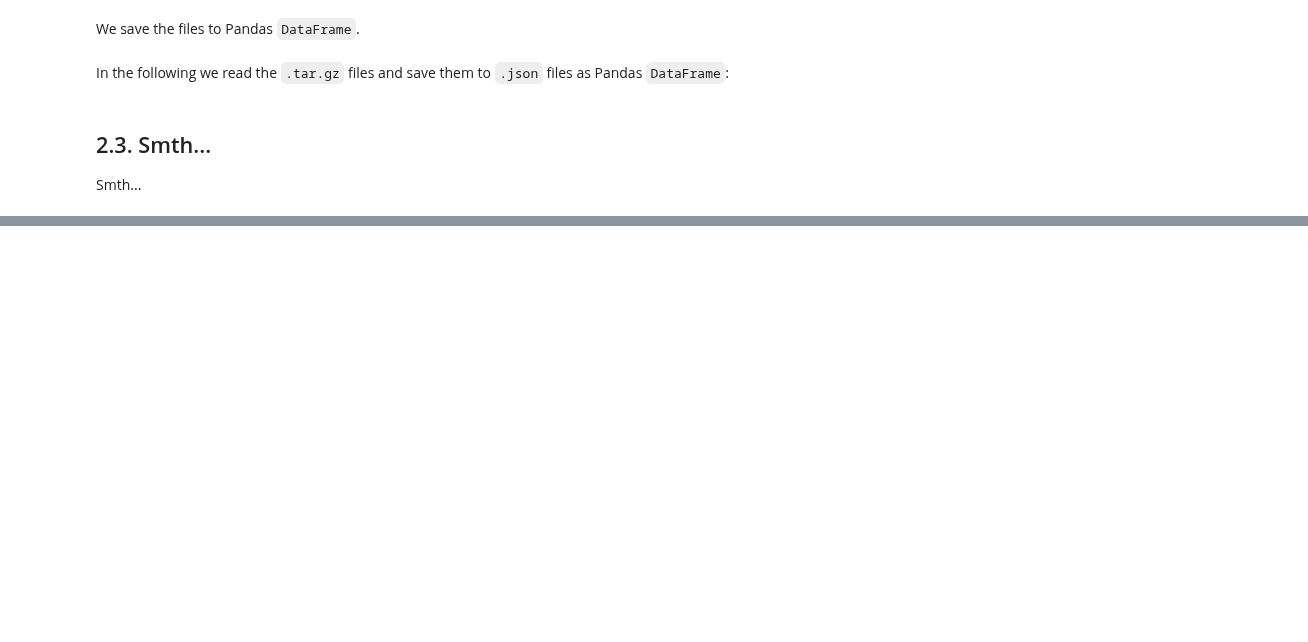
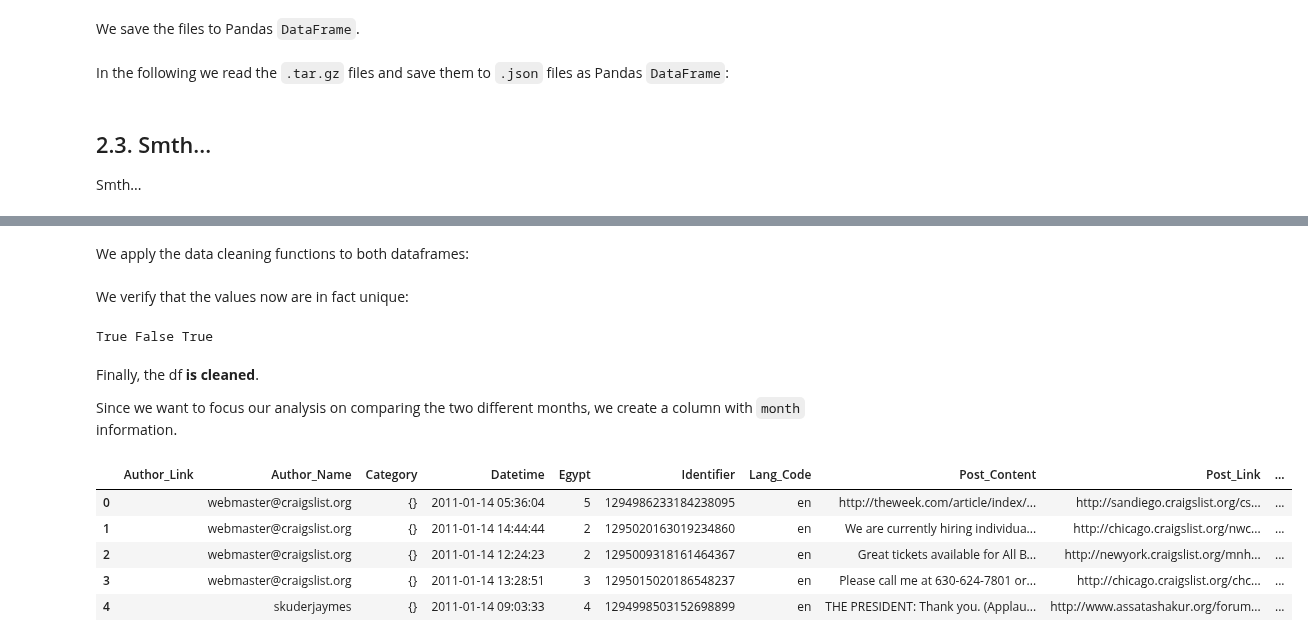
Before and after one commit to KhalilMrini/Revisiting-Arab-Spring, a Jupyter notebook: Project/Project.ipynb, the cells around one changed output, grey strips where cells are left out. Drawn from its saved outputs; the diff is of its cells as text; code cells hidden in the pictures; blank space fills up the shorter version.

```diff
--- a/Project/Project.ipynb
+++ b/Project/Project.ipynb
@@ -531,0 +593,2 @@ df.sort_values([EG, TN], ascending=False)
+# %% [markdown]
+We apply the data cleaning functions to both dataframes:
@@ -531,0 +601,22 @@ df.sort_values([EG, TN], ascending=False)
+# %% [markdown]
+We verify that the values now are in fact unique:
+# %%
+print(len(df.Identifier.unique()) == len(df),
+      len(df.Post_Title.unique()) == len(df),
+      len(df.Post_Content.unique()) == len(df))
+# %% [output]
+True False True
+# %% [markdown]
+Finally, the df **is cleaned**.
+
+Since we want to focus our analysis on comparing the two different months, we create a column with `month` information.
+# %%
+df['Month'] = df.Datetime.apply(lambda row: row.month)
+df.head()
+# %% [output]
+|  | Author_Link | Author_Name | Category | Datetime | Egypt | Identifier | Lang_Code | Post_Content | Post_Link | ... |
+| 0 |  | webmaster@craigslist.org | {} | 2011-01-14 05:36:04 | 5 | 1294986233184238095 | en | http://theweek.com/article/index/... | http://sandiego.craigslist.org/cs... | ... |
+| 1 |  | webmaster@craigslist.org | {} | 2011-01-14 14:44:44 | 2 | 1295020163019234860 | en | We are currently hiring individua... | http://chicago.craigslist.org/nwc... | ... |
+| 2 |  | webmaster@craigslist.org | {} | 2011-01-14 12:24:23 | 2 | 1295009318161464367 | en | Great tickets available for All B... | http://newyork.craigslist.org/mnh... | ... |
+| 3 |  | webmaster@craigslist.org | {} | 2011-01-14 13:28:51 | 3 | 1295015020186548237 | en | Please call me at 630-624-7801 or... | http://chicago.craigslist.org/chc... | ... |
+| 4 |  | skuderjaymes | {} | 2011-01-14 09:03:33 | 4 | 1294998503152698899 | en | THE PRESIDENT: Thank you. (Applau... | http://www.assatashakur.org/forum... | ... |
```
Also changed, not shown: parts of 21 cells of this notebook.
